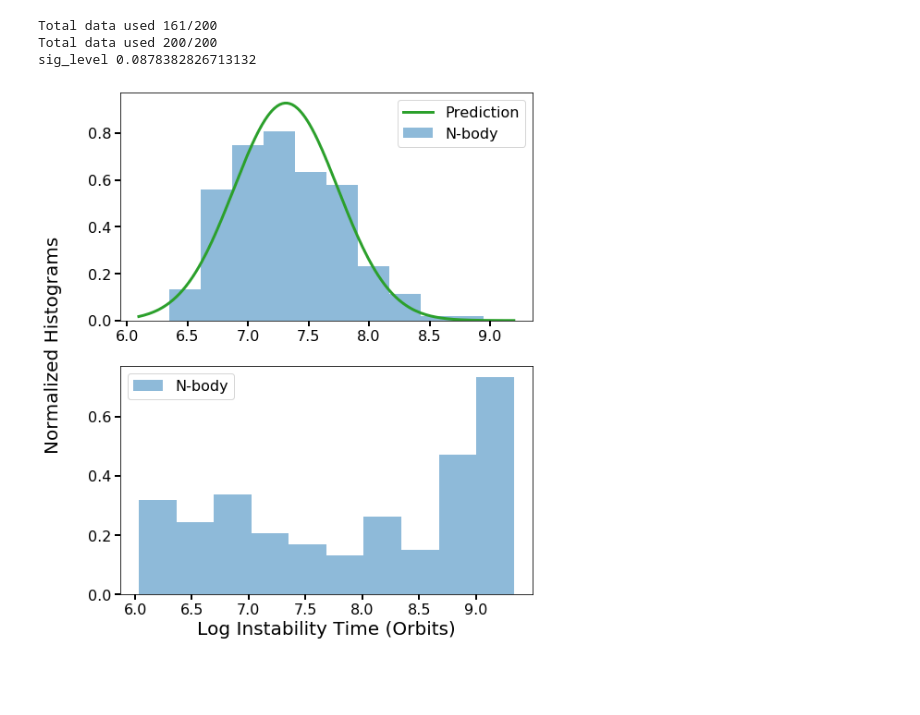
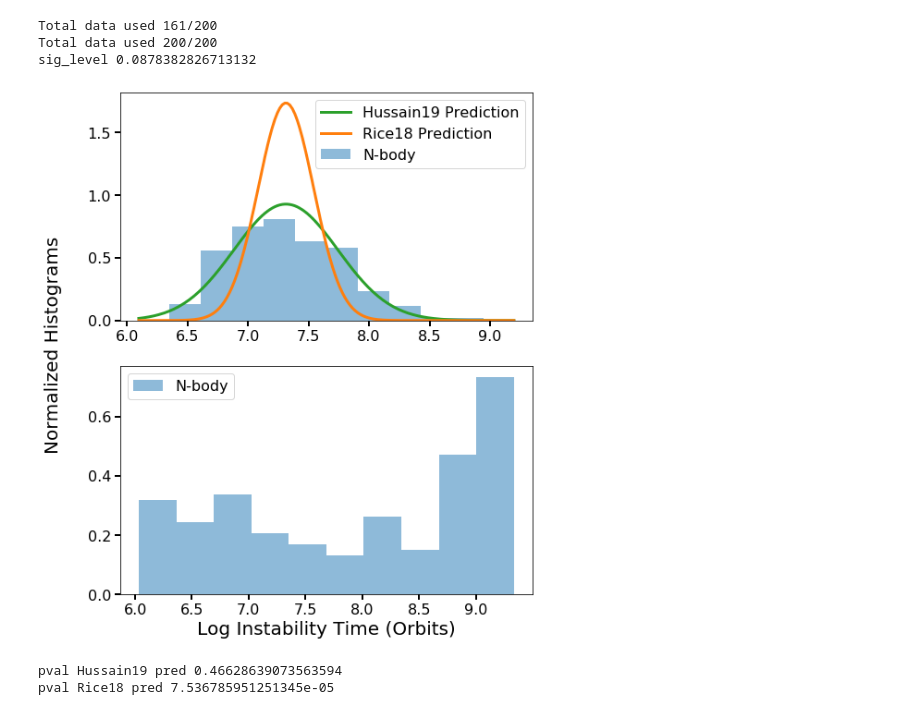
Before and after one commit to Naireen/StabilitySetImage, a Jupyter notebook: Analysis/Figure7_SolarSystemGaussianFits.ipynb, the cells around one changed output. Saved outputs shown, nothing was run; the diff lists cells and outputs as text; code cells hidden in the pictures; blank space fills up the shorter version.

```diff
--- a/Analysis/Figure7_SolarSystemGaussianFits.ipynb
+++ b/Analysis/Figure7_SolarSystemGaussianFits.ipynb
@@ -25,33 +25,49 @@ cmap = plt.get_cmap("tab10")
 data_145 = pd.read_csv("../csvs/solar_1.45_1e9_200.csv", index_col=0)
 data_14 = pd.read_csv("../csvs/solar_1.4_1e9_200.csv", index_col=0)
 
 data_14_cleaned = cleandata(data_14)
 data_145_cleaned = cleandata(data_145)
 data_14_avg = np.mean(data_14_cleaned)
 data_145_avg = np.mean(data_145_cleaned)
 
 fig, (ax1, ax2) = plt.subplots(2, 1, figsize=(8, 10))
 
-rv = norm(loc = data_145_avg, scale = 0.43)
+sigmaH19 = 0.43
+sigmaR18 = 0.23
+rvH19 = norm(loc = data_145_avg, scale = sigmaH19)
+rvR18 = norm(loc = data_145_avg, scale = sigmaR18)
 x= np.linspace(data_145_cleaned.min() - 0.25, data_145_cleaned.max()+0.25, 150)
-ax1.plot(x, rv.pdf(x), linewidth = 3, color = cmap(2), label = 'Prediction')
+ax1.plot(x, rvH19.pdf(x), linewidth = 3, color = cmap(2), label = 'Hussain19 Prediction')
+ax1.plot(x, rvR18.pdf(x), linewidth = 3, color = cmap(1), label = 'Rice18 Prediction')
 ax1.hist(data_145_cleaned, density = 1, alpha = 0.5, label = "N-body")
 ax2.set_xlabel("Log Instability Time (Orbits)")
 ax1.legend()
 
 ax2.hist(data_14_cleaned, density = 1, alpha = 0.5, label = "N-body")
 ax2.legend()
 
 fig.text(0.00, 0.5, 'Normalized Histograms', ha='center', va='center', rotation='vertical', size = 20)
 
 np.random.seed(0)
 test = np.random.normal(loc=data_145_cleaned, scale=0.43, size = data_145_cleaned.shape[0])
 statistic, p_val = ks_2samp(data_145_cleaned, test)
 
 print("sig_level", p_val)
 fig.savefig('fig7.pdf', bbox_inches='tight')
 # %% [output]
 Total data used 161/200
 Total data used 200/200
 sig_level 0.0878382826713132
-[figure, old version]
+[figure, new version]
+# %%
+np.random.seed(0)
+H19 = np.random.normal(loc=data_145_avg, scale=0.43, size = data_145_cleaned.shape[0])
+R18 = np.random.normal(loc=data_145_avg, scale=0.23, size = data_145_cleaned.shape[0])
+statistic, pvalH19 = ks_2samp(data_145_cleaned, H19)
+statistic, pvalR18 = ks_2samp(data_145_cleaned, R18)
+
+print("pval Hussain19 pred", pvalH19)
+print("pval Rice18 pred", pvalR18)
+# %% [output]
+pval Hussain19 pred 0.46628639073563594
+pval Rice18 pred 7.536785951251345e-05
```
Also changed, not shown: 7 other files.
